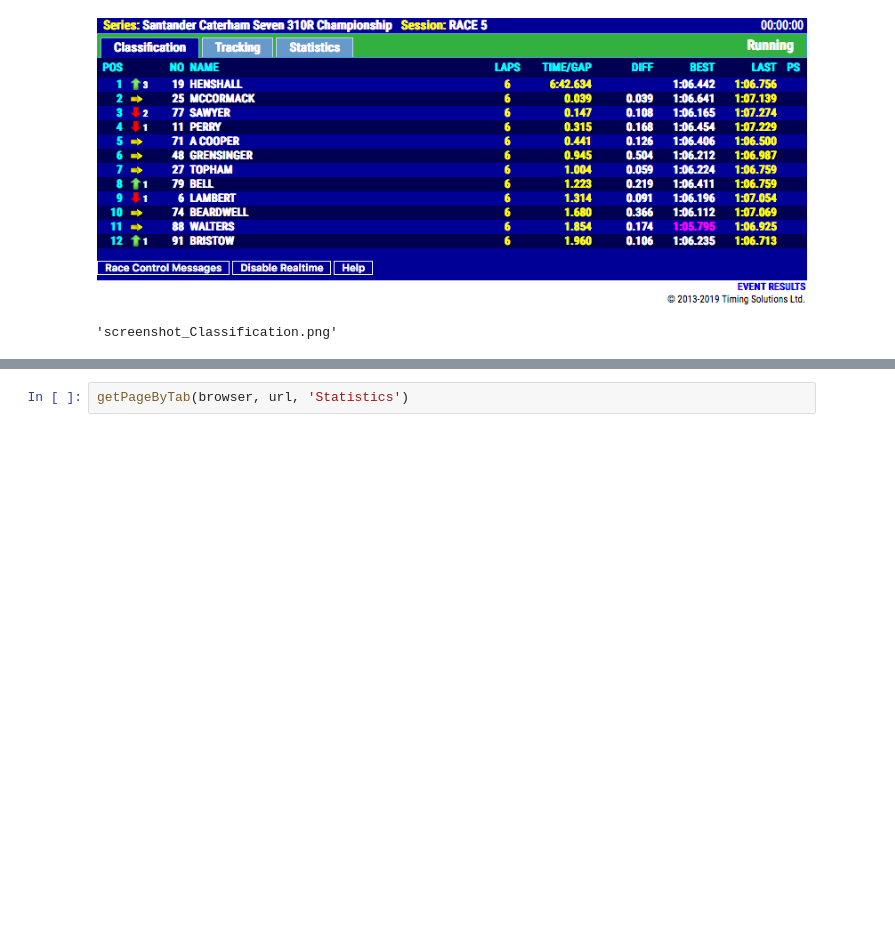
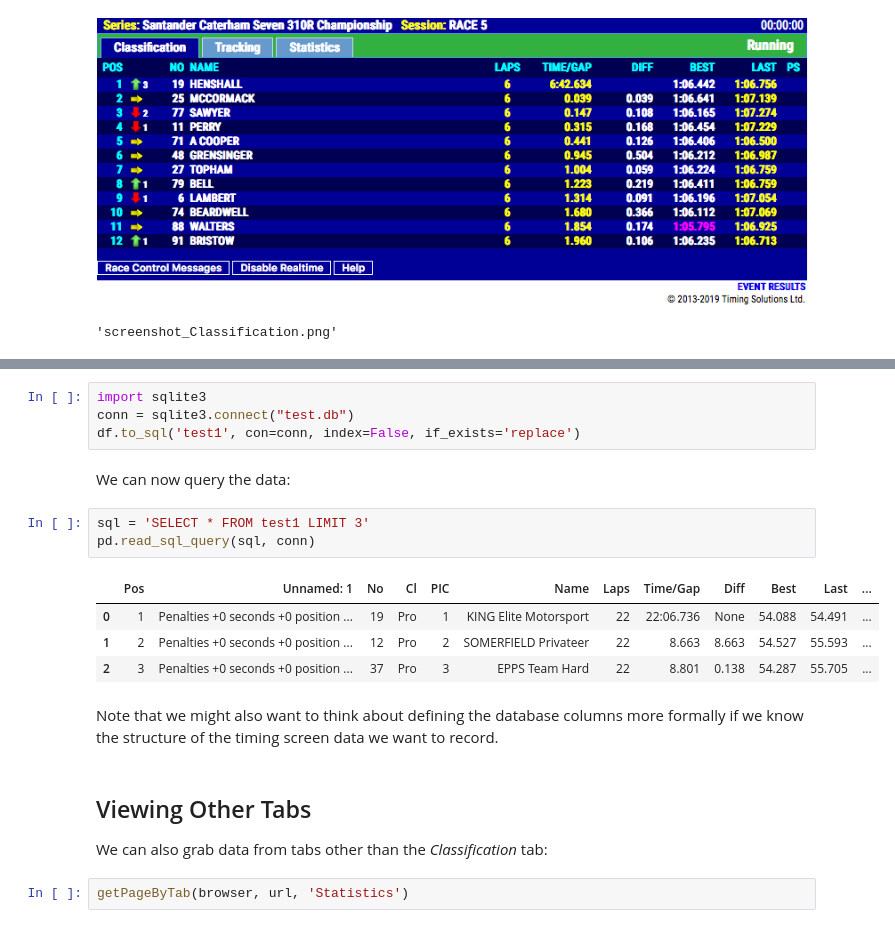
Before and after one commit to f1datajunkie/TSL, a Jupyter notebook: notebooks/TSL Timing Screen Screenshot Grabber.ipynb, the cells around one changed output, grey strips where cells are left out. Saved outputs shown, nothing was run; the diff lists cells and outputs as text; blank space fills up the shorter version.

```diff
--- a/notebooks/TSL Timing Screen Screenshot Grabber.ipynb
+++ b/notebooks/TSL Timing Screen Screenshot Grabber.ipynb
@@ -132,3 +226,23 @@ screenshot saved to screenshot_Classification.png
+# %%
+import sqlite3
+conn = sqlite3.connect("test.db")
+df.to_sql('test1', con=conn, index=False, if_exists='replace')
+# %% [markdown]
+We can now query the data:
+# %%
+sql = 'SELECT * FROM test1 LIMIT 3'
+pd.read_sql_query(sql, conn)
+# %% [output]
+|  | Pos | Unnamed: 1 | No | Cl | PIC | Name | Laps | Time/Gap | Diff | Best | Last | ... |
+| 0 | 1 | Penalties +0 seconds +0 position ... | 19 | Pro | 1 | KING Elite Motorsport | 22 | 22:06.736 | None | 54.088 | 54.491 | ... |
+| 1 | 2 | Penalties +0 seconds +0 position ... | 12 | Pro | 2 | SOMERFIELD Privateer | 22 | 8.663 | 8.663 | 54.527 | 55.593 | ... |
+| 2 | 3 | Penalties +0 seconds +0 position ... | 37 | Pro | 3 | EPPS Team Hard | 22 | 8.801 | 0.138 | 54.287 | 55.705 | ... |
+# %% [markdown]
+Note that we might also want to think about defining the database columns more formally if we know the structure of the timing screen data we want to record.
+# %% [markdown]
+## Viewing Other Tabs
+
+We can also grab data from tabs other than the *Classification* tab:
 # %%
 getPageByTab(browser, url, 'Statistics')
 # %% [output]
```
Also changed, not shown: parts of 25 cells of this notebook, 3 other files.
